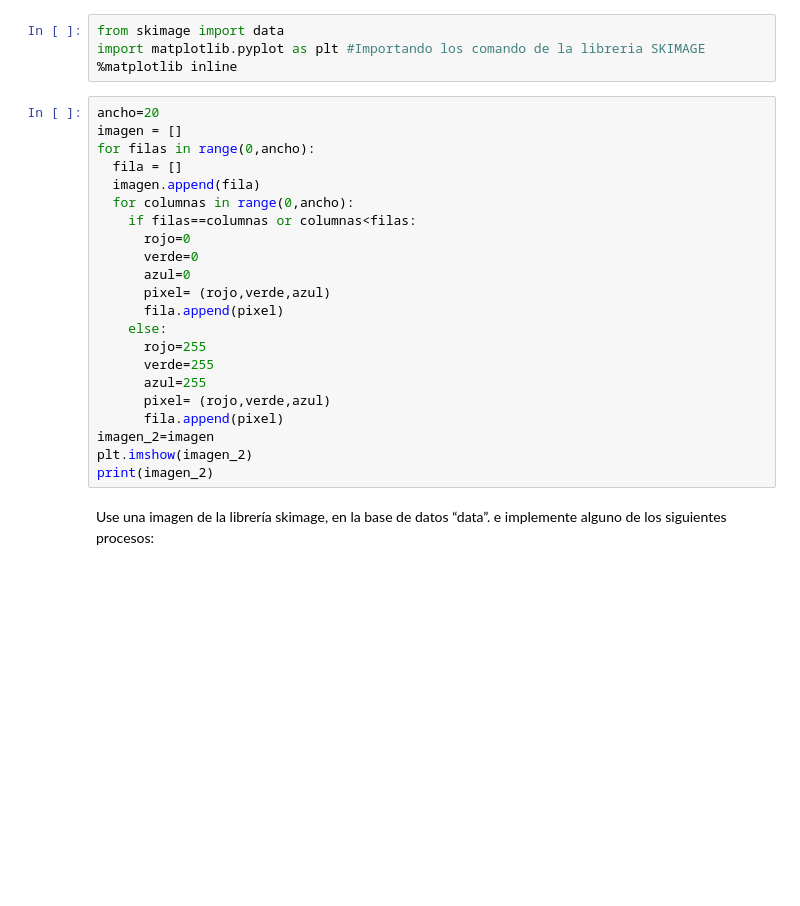
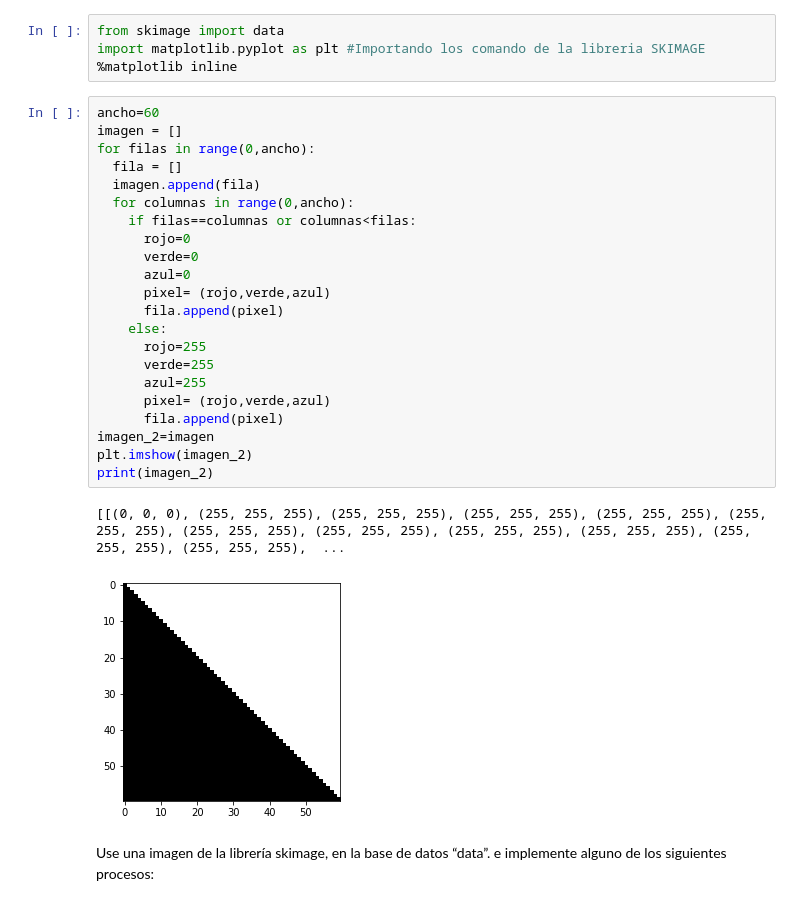
Before and after one commit to Cristian3956/Grupo_programacion, a Jupyter notebook: TALLER_3.ipynb, the cells around one changed output. Cells and saved outputs as stored; diff of their text form; blank space fills up the shorter version.

```diff
--- a/TALLER_3.ipynb
+++ b/TALLER_3.ipynb
@@ -7,27 +7,30 @@ from skimage import data
 import matplotlib.pyplot as plt #Importando los comando de la libreria SKIMAGE
 %matplotlib inline
 # %%
-ancho=20
+ancho=60
 imagen = []
 for filas in range(0,ancho):
   fila = []
   imagen.append(fila)
   for columnas in range(0,ancho):
     if filas==columnas or columnas<filas:
       rojo=0
       verde=0
       azul=0
       pixel= (rojo,verde,azul)
       fila.append(pixel)
     else:
       rojo=255
       verde=255
       azul=255
       pixel= (rojo,verde,azul)
       fila.append(pixel)
 imagen_2=imagen
 plt.imshow(imagen_2)
 print(imagen_2)
+# %% [output]
+[[(0, 0, 0), (255, 255, 255), (255, 255, 255), (255, 255, 255), (255, 255, 255), (255, 255, 255), (255, 255, 255), (255, 255, 255), (255, 255, 255), (255, 255, 255), (255, 255, 255), (255, 255, 255),  ...
+[figure, added]
 # %% [markdown]
 Use una imagen de la librería skimage, en la base de datos “data”.
 e implemente alguno de los siguientes procesos:
```
